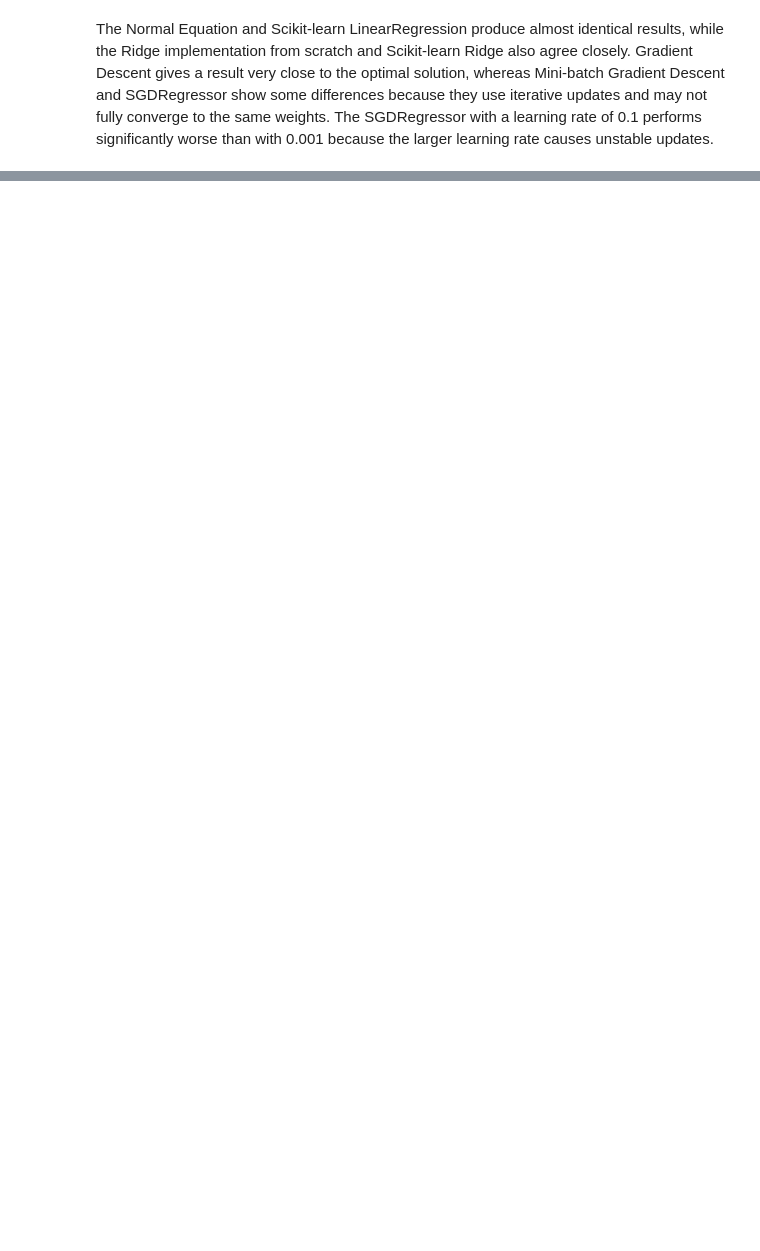
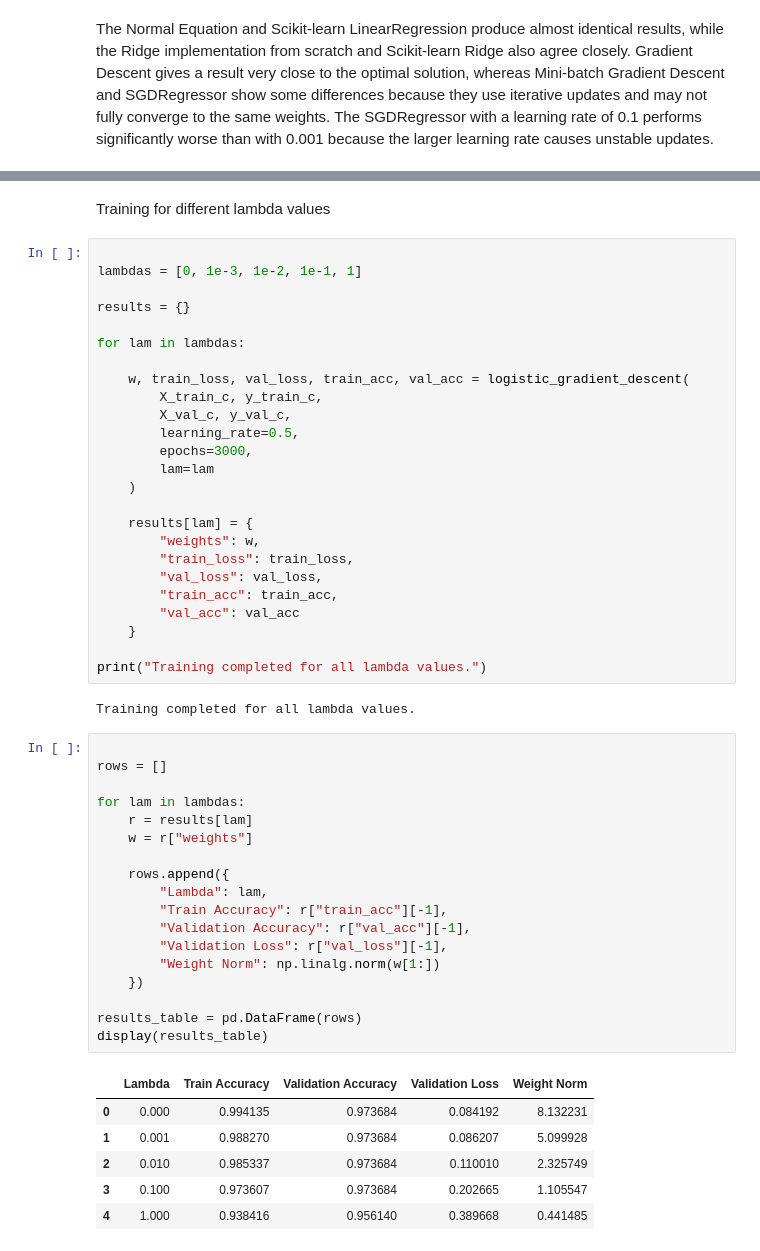
Before and after one commit to RodinaMohamed04/linear-models-and-svm, a Jupyter notebook: lab2.ipynb, the cells around one changed output, grey strips where cells are left out. Drawn from its saved outputs; the diff is of its cells as text; blank space fills up the shorter version.

```diff
--- a/lab2.ipynb
+++ b/lab2.ipynb
@@ -1561,0 +1891,54 @@ The Normal Equation and Scikit-learn LinearRegression produce almost identical r
+# %% [markdown]
+Training for different lambda values
+# %%
+
+lambdas = [0, 1e-3, 1e-2, 1e-1, 1]
+
+results = {}
+
+for lam in lambdas:
+
+    w, train_loss, val_loss, train_acc, val_acc = logistic_gradient_descent(
+        X_train_c, y_train_c,
+        X_val_c, y_val_c,
+        learning_rate=0.5,
+        epochs=3000,
+        lam=lam
+    )
+
+    results[lam] = {
+        "weights": w,
+        "train_loss": train_loss,
+        "val_loss": val_loss,
+        "train_acc": train_acc,
+        "val_acc": val_acc
+    }
+
+print("Training completed for all lambda values.")
+# %% [output]
+Training completed for all lambda values.
+# %%
+
+rows = []
+
+for lam in lambdas:
+    r = results[lam]
+    w = r["weights"]
+
+    rows.append({
+        "Lambda": lam,
+        "Train Accuracy": r["train_acc"][-1],
+        "Validation Accuracy": r["val_acc"][-1],
+        "Validation Loss": r["val_loss"][-1],
+        "Weight Norm": np.linalg.norm(w[1:])
+    })
+
+results_table = pd.DataFrame(rows)
+display(results_table)
+# %% [output]
+|  | Lambda | Train Accuracy | Validation Accuracy | Validation Loss | Weight Norm |
+| 0 | 0.000 | 0.994135 | 0.973684 | 0.084192 | 8.132231 |
+| 1 | 0.001 | 0.988270 | 0.973684 | 0.086207 | 5.099928 |
+| 2 | 0.010 | 0.985337 | 0.973684 | 0.110010 | 2.325749 |
+| 3 | 0.100 | 0.973607 | 0.973684 | 0.202665 | 1.105547 |
+| 4 | 1.000 | 0.938416 | 0.956140 | 0.389668 | 0.441485 |
```
Also changed, not shown: parts of 33 cells of this notebook.
